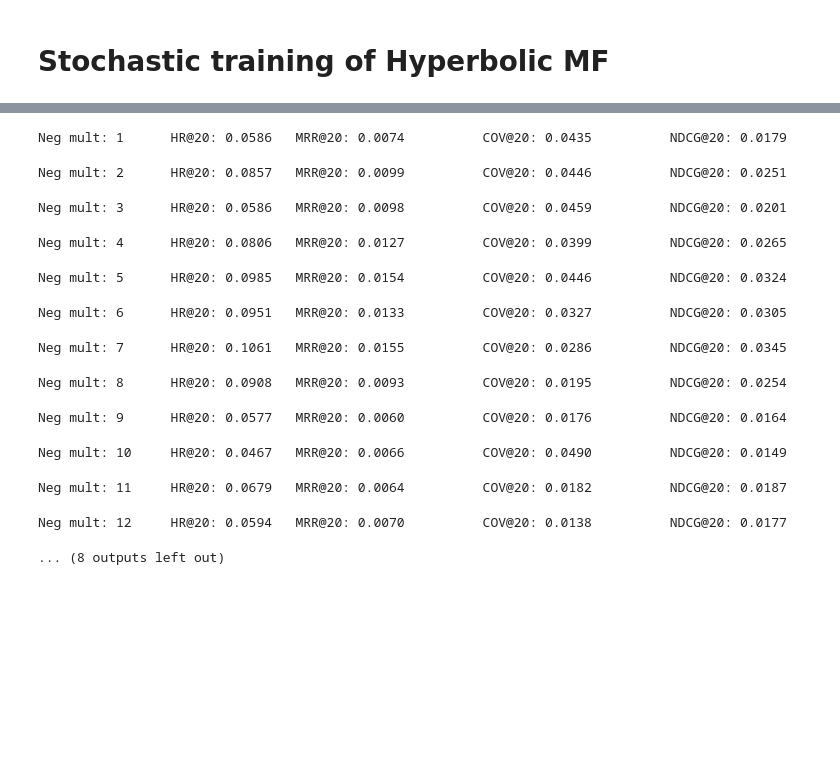
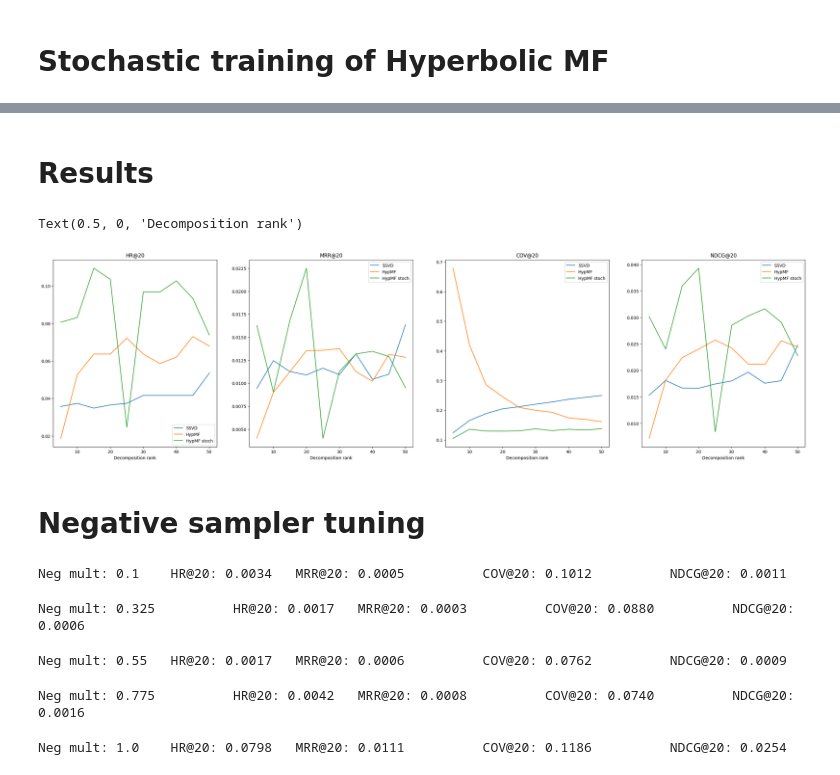
Before and after one commit to Arioll/HyperbolicMF, a Jupyter notebook: movielens_data.ipynb, the cells around one changed output, grey strips where cells are left out. Saved outputs shown, nothing was run; the diff lists cells and outputs as text; code cells hidden in the pictures; blank space fills up the shorter version.

```diff
--- a/movielens_data.ipynb
+++ b/movielens_data.ipynb
@@ -206,4 +181,7 @@ def ssvd_grid_search(ranks, scalings, training, testset, holdout, data_descripti
             results[(rank, scaling)] = model_evaluate(recs, holdout, data_description)
     return results
 # %%
-results_ssvd = ssvd_grid_search(decomp_ranks, [0], train_val, test_val, hold_val, data_description)
+np.random.seed(42)
+cp.random.seed(42)
+
+results_SSVD = ssvd_grid_search(decomp_ranks, [0], train_val, test_val, hold_val, data_description)
@@ -451,3 +223,47 @@ train_val
+# %% [markdown]
+# Results
+# %%
+fig, axs = plt.subplots(1, 4, figsize=(32, 8))
+results_HMFs = np.array(results_HMFs)
+results_HMF = np.array(results_HMF)
+results_SSVD_r = np.array([results_SSVD[(i, 0)] for i in decomp_ranks])
+
+axs[0].plot(decomp_ranks, results_SSVD_r[:, 0], label='SSVD')
+axs[0].plot(decomp_ranks, results_HMF[:, 0], label='HypMF')
+axs[0].plot(decomp_ranks, results_HMFs[:, 0], label='HypMF stoch')
+# axs[0].plot(decomp_ranks, [results_ssvd[(i, 0)][0] for i in decomp_ranks], label='SSVD')
+axs[0].set_title('HR@20')
+axs[0].legend()
+axs[0].set_xlabel('Decomposition rank')
+
+axs[1].plot(decomp_ranks, results_SSVD_r[:, 1], label='SSVD')
+axs[1].plot(decomp_ranks, results_HMF[:, 1], label='HypMF')
+axs[1].plot(decomp_ranks, results_HMFs[:, 1], label='HypMF stoch')
+# axs[1].plot(decomp_ranks, [results_ssvd[(i, 0)][1] for i in decomp_ranks], label='SSVD')
+axs[1].set_title('MRR@20')
+axs[1].legend()
+axs[1].set_xlabel('Decomposition rank')
+
+axs[2].plot(decomp_ranks, results_SSVD_r[:, 2], label='SSVD')
+axs[2].plot(decomp_ranks, results_HMF[:, 2], label='HypMF')
+axs[2].plot(decomp_ranks, results_HMFs[:, 2], label='HypMF stoch')
+# axs[2].plot(decomp_ranks, [results_ssvd[(i, 0)][2] for i in decomp_ranks], label='SSVD')
+axs[2].set_title('COV@20')
+axs[2].legend()
+axs[2].set_xlabel('Decomposition rank')
+
+axs[3].plot(decomp_ranks, results_SSVD_r[:, 3], label='SSVD')
+axs[3].plot(decomp_ranks, results_HMF[:, 3], label='HypMF')
+axs[3].plot(decomp_ranks, results_HMFs[:, 3], label='HypMF stoch')
+# axs[3].plot(decomp_ranks, [results_ssvd[(i, 0)][3] for i in decomp_ranks], label='SSVD')
+axs[3].set_title('NDCG@20')
+axs[3].legend()
+axs[3].set_xlabel('Decomposition rank')
+# %% [output]
+Text(0.5, 0, 'Decomposition rank')
+[figure, added]
+# %% [markdown]
+# Negative sampler tuning
 # %%
 # train_interations, train_data = generate_interactions_matrix(train_val, data_description, False, backend=cp)
 # test_interations, test_data = generate_interactions_matrix(test_val, data_description, True, backend=cp)
@@ -455,17 +271,17 @@ train_val
 cp.random.seed(42)
 np.random.seed(42)
 
-neg_ss = np.linspace(1, 20, 20).astype(np.int16)
+neg_ss = np.linspace(0.1, 1, 5)#.astype(np.int16)
 res = []
 
 for s in neg_ss:
 
-    model = HyperbolicMF(sigma_U=1e-2, sigma_V=1e-2, backend=cp)
+    model = HyperbolicMF(sigma_U=0.1, sigma_V=0.1, backend=cp)
     sampler = NegativeSampler(train_val, data_description, neg_samples_multiplier=s, rebase_users=False)
-    losses, U_n, V_n = model.fit_stochastic(sampler, num_iters=500, learning_rate=1e-4, decomposition_rank=5, batch_size=1000)
+    losses, U_n, V_n = model.fit_stochastic(sampler, num_iters=30000, learning_rate=1e-6, decomposition_rank=5, batch_size=2000)
 
     test_sampler = NegativeSampler(test_val, data_description, rebase_users=True)
-    test_user_inds, U_norms = model.add_unknown_user_stochastic(test_sampler, n_iters=500, lr=1e-4, batch_size=2000) # Add unknown users to user_matrix of our model
+    test_user_inds, U_norms = model.add_unknown_user_stochastic(test_sampler, n_iters=30000, lr=1e-6, batch_size=2000) # Add unknown users to user_matrix of our model
     preds = model.predict(test_user_inds, np.arange(data_description['n_items'])) # Predict probabilities for unknown users
     downvote_seen_items(preds, test_val, data_description)
     preds = cp.argsort(preds)[:, -20:].get()
@@ -474,19 +290,11 @@ for s in neg_ss:
     print(f'Neg mult: {s} \t HR@20: {float(hr):.4f} \t MRR@20: {float(mrr):.4f} \t COV@20: {float(cov):.4f} \t NDCG@20: {float(ndcg):.4f}')
     res.append((hr, mrr, cov, ndcg))
 # %% [output]
-Neg mult: 1      HR@20: 0.0586   MRR@20: 0.0074          COV@20: 0.0435          NDCG@20: 0.0179
+Neg mult: 0.1    HR@20: 0.0034   MRR@20: 0.0005          COV@20: 0.1012          NDCG@20: 0.0011
-Neg mult: 2      HR@20: 0.0857   MRR@20: 0.0099          COV@20: 0.0446          NDCG@20: 0.0251
+Neg mult: 0.325          HR@20: 0.0017   MRR@20: 0.0003          COV@20: 0.0880          NDCG@20: 0.0006
-Neg mult: 3      HR@20: 0.0586   MRR@20: 0.0098          COV@20: 0.0459          NDCG@20: 0.0201
+Neg mult: 0.55   HR@20: 0.0017   MRR@20: 0.0006          COV@20: 0.0762          NDCG@20: 0.0009
-Neg mult: 4      HR@20: 0.0806   MRR@20: 0.0127          COV@20: 0.0399          NDCG@20: 0.0265
+Neg mult: 0.775          HR@20: 0.0042   MRR@20: 0.0008          COV@20: 0.0740          NDCG@20: 0.0016
-Neg mult: 5      HR@20: 0.0985   MRR@20: 0.0154          COV@20: 0.0446          NDCG@20: 0.0324
+Neg mult: 1.0    HR@20: 0.0798   MRR@20: 0.0111          COV@20: 0.1186          NDCG@20: 0.0254
-Neg mult: 6      HR@20: 0.0951   MRR@20: 0.0133          COV@20: 0.0327          NDCG@20: 0.0305
-Neg mult: 7      HR@20: 0.1061   MRR@20: 0.0155          COV@20: 0.0286          NDCG@20: 0.0345
-Neg mult: 8      HR@20: 0.0908   MRR@20: 0.0093          COV@20: 0.0195          NDCG@20: 0.0254
-Neg mult: 9      HR@20: 0.0577   MRR@20: 0.0060          COV@20: 0.0176          NDCG@20: 0.0164
-Neg mult: 10     HR@20: 0.0467   MRR@20: 0.0066          COV@20: 0.0490          NDCG@20: 0.0149
-Neg mult: 11     HR@20: 0.0679   MRR@20: 0.0064          COV@20: 0.0182          NDCG@20: 0.0187
-Neg mult: 12     HR@20: 0.0594   MRR@20: 0.0070          COV@20: 0.0138          NDCG@20: 0.0177
-... (8 outputs left out)
 # %%
 fig, axs = plt.subplots(1, 4, figsize=(32, 8))
 results = np.array(res)
```
Also changed, not shown: parts of 34 cells of this notebook, 1 other file.
